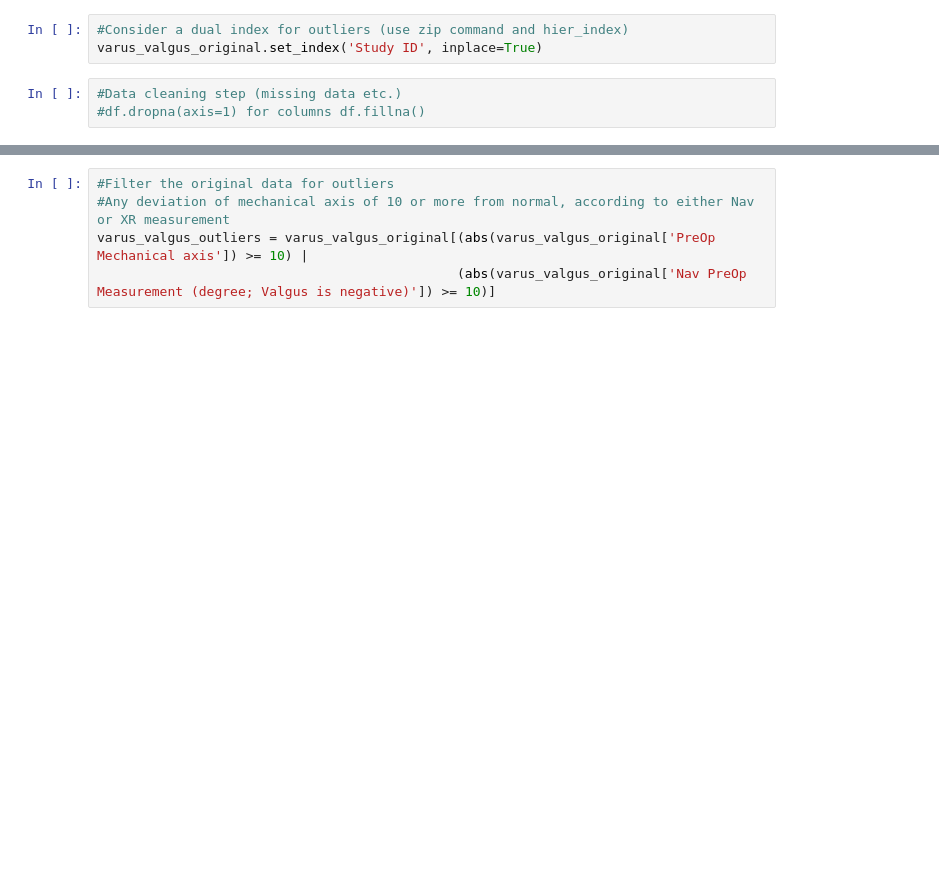
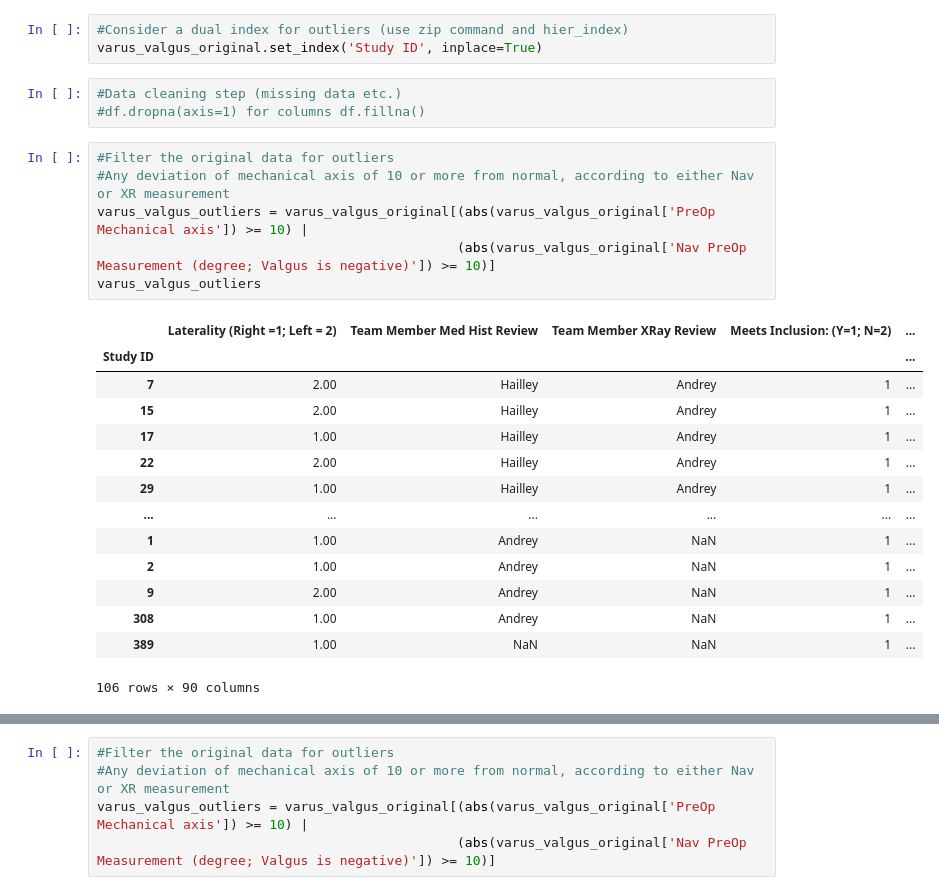
Before and after one commit to andreygal/varus, a Jupyter notebook: varus.ipynb, the cells around one changed output, grey strips where cells are left out. Saved outputs shown, nothing was run; the diff lists cells and outputs as text; blank space fills up the shorter version.

```diff
--- a/varus.ipynb
+++ b/varus.ipynb
@@ -15,3 +15,24 @@ varus_valgus_original.set_index('Study ID', inplace=True)
 # %%
 #Data cleaning step (missing data etc.)
 #df.dropna(axis=1) for columns df.fillna()
+# %%
+#Filter the original data for outliers
+#Any deviation of mechanical axis of 10 or more from normal, according to either Nav or XR measurement
+varus_valgus_outliers = varus_valgus_original[(abs(varus_valgus_original['PreOp Mechanical axis']) >= 10) |
+                                              (abs(varus_valgus_original['Nav PreOp Measurement (degree; Valgus is negative)']) >= 10)]
+varus_valgus_outliers
+# %% [output]
+|  | Laterality (Right =1; Left = 2) | Team Member Med Hist Review | Team Member XRay Review | Meets Inclusion: (Y=1; N=2) | ... |
+| Study ID |  |  |  |  | ... |
+| 7 | 2.00 | Hailley | Andrey | 1 | ... |
+| 15 | 2.00 | Hailley | Andrey | 1 | ... |
+| 17 | 1.00 | Hailley | Andrey | 1 | ... |
+| 22 | 2.00 | Hailley | Andrey | 1 | ... |
+| 29 | 1.00 | Hailley | Andrey | 1 | ... |
+| ... | ... | ... | ... | ... | ... |
+| 1 | 1.00 | Andrey | NaN | 1 | ... |
+| 2 | 1.00 | Andrey | NaN | 1 | ... |
+| 9 | 2.00 | Andrey | NaN | 1 | ... |
+| 308 | 1.00 | Andrey | NaN | 1 | ... |
+| 389 | 1.00 | NaN | NaN | 1 | ... |
+106 rows × 90 columns
```
Also changed, not shown: parts of 2 cells of this notebook.
